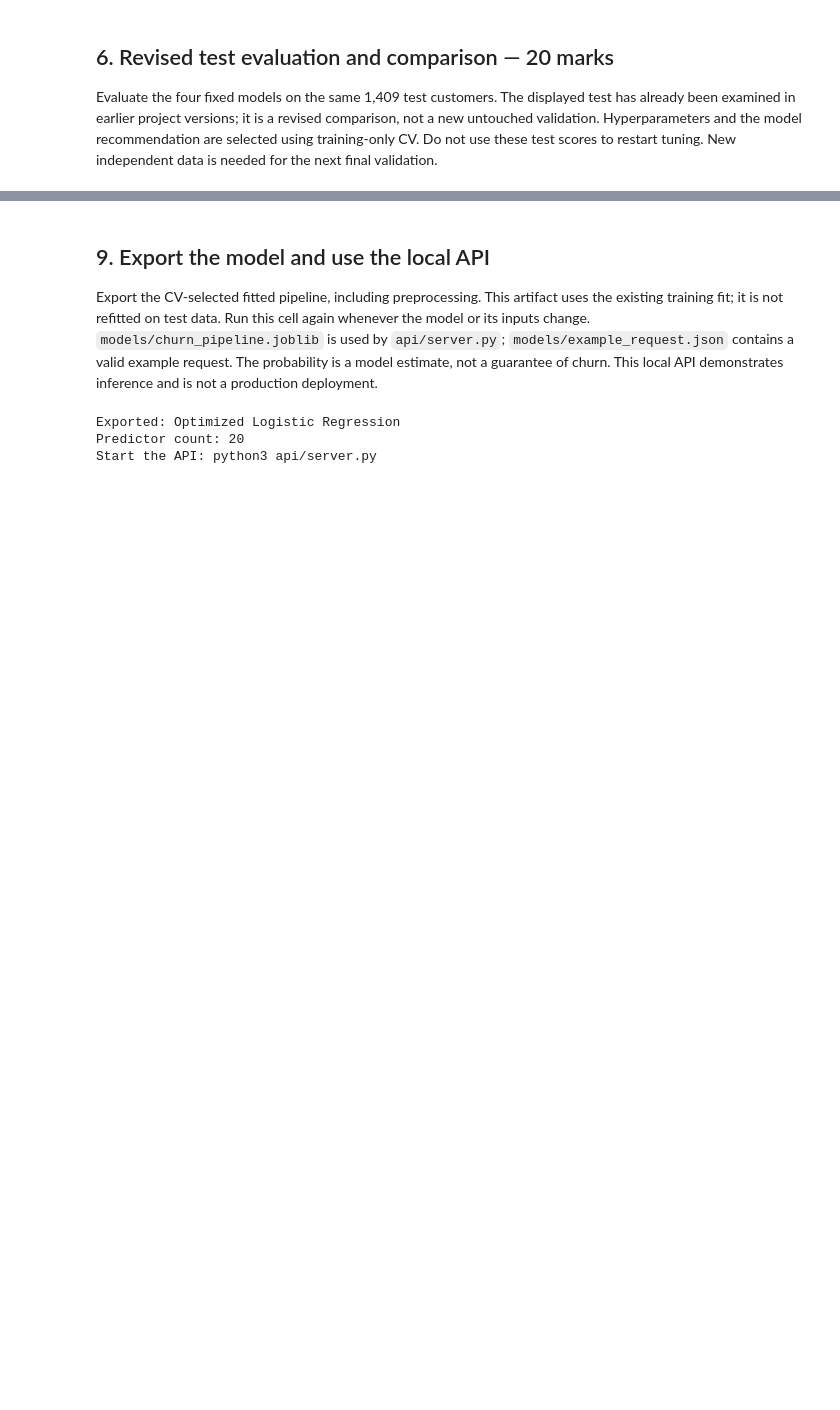
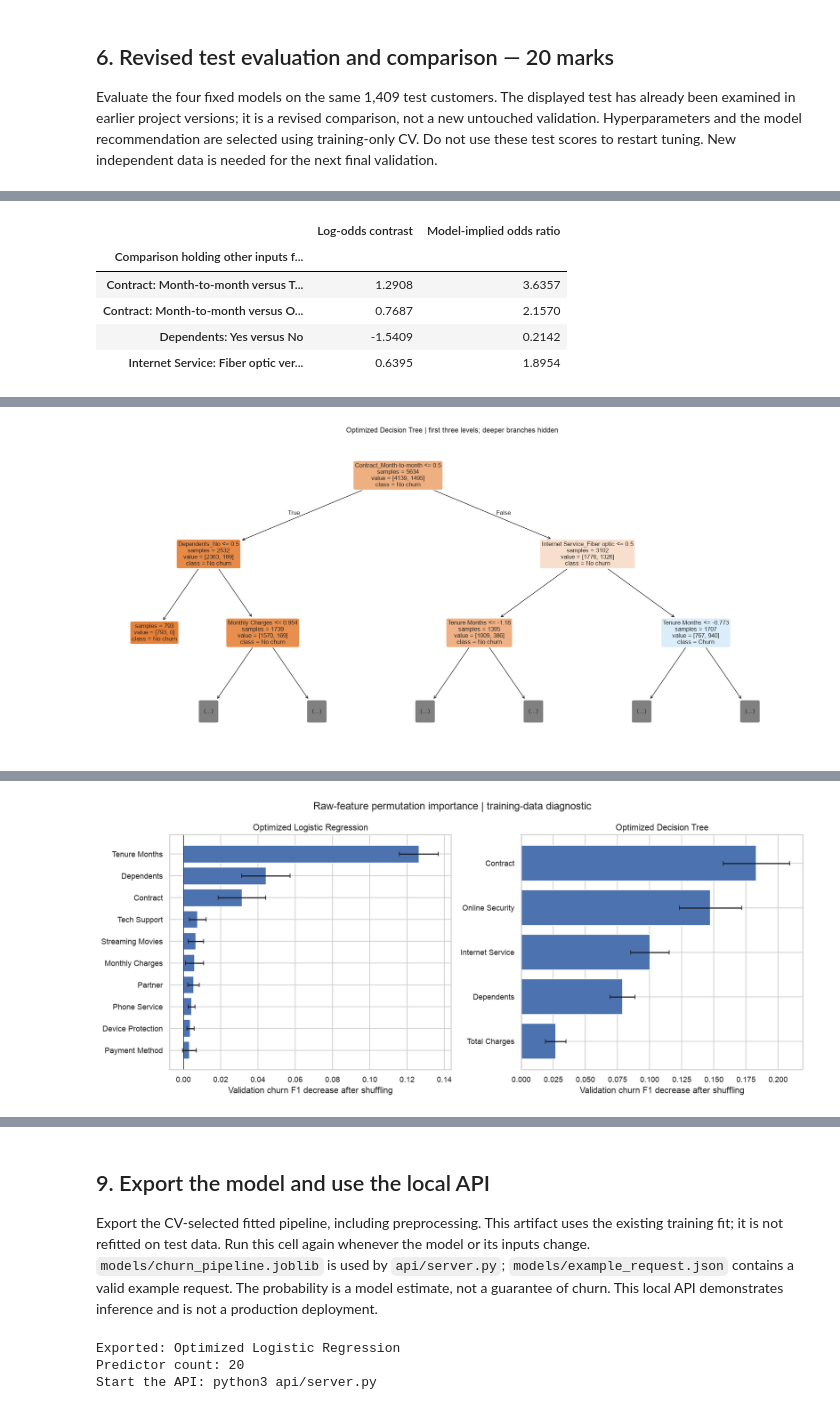
Before and after one commit to mehrthur-teste/end-to-end-supervised-machine-learning-project, a Jupyter notebook: Group4.ipynb, the cells around one changed output, grey strips where cells are left out. Drawn from its saved outputs; the diff is of its cells as text; code cells hidden in the pictures; blank space fills up the shorter version.

```diff
--- a/Group4.ipynb
+++ b/Group4.ipynb
@@ -772,0 +868,70 @@ Online references accessed November 5, 2026. Course Modules 2–5 supplied the t
+# %%
+from sklearn.base import clone
+from sklearn.inspection import permutation_importance
+
+linear_pipeline = models["Optimized Logistic Regression"]
+linear_features = linear_pipeline.named_steps["preprocessor"].get_feature_names_out()
+coefficients = pd.Series(linear_pipeline.named_steps["model"].coef_[0],
+                         index=linear_features, name="Coefficient")
+print("Largest absolute encoded coefficients; do not compare numeric and categorical magnitudes directly:")
+display(coefficients.loc[coefficients.abs().sort_values(ascending=False).head(15).index].to_frame().round(4))
+scaler = linear_pipeline.named_steps["preprocessor"].named_transformers_["numeric"].named_steps["scaler"]
+numeric_effects = pd.DataFrame({"Input": numeric_columns,
+    "Training scale (one SD)": scaler.scale_,
+    "Log-odds per SD": [coefficients[f"numeric__{c}"] for c in numeric_columns]})
+numeric_effects["Odds multiplier per SD"] = np.exp(numeric_effects["Log-odds per SD"])
+display(numeric_effects.set_index("Input").round(4))
+
+contrast_rows = []
+for field, a, b in [("Contract", "Month-to-month", "Two year"),
+                     ("Contract", "Month-to-month", "One year"),
+                     ("Dependents", "Yes", "No"),
+                     ("Internet Service", "Fiber optic", "DSL")]:
+    difference = coefficients[f"categorical__{field}_{a}"] - coefficients[f"categorical__{field}_{b}"]
+    contrast_rows.append({"Comparison holding other inputs fixed": f"{field}: {a} versus {b}",
+                          "Log-odds contrast": difference, "Model-implied odds ratio": np.exp(difference)})
+display(pd.DataFrame(contrast_rows).set_index("Comparison holding other inputs fixed").round(4))
+print("These conditional, regularized associations have no causal interpretation or coefficient uncertainty intervals.")
+
+tree_pipeline = models["Optimized Decision Tree"]
+tree_features = tree_pipeline.named_steps["preprocessor"].get_feature_names_out()
+importance = pd.Series(tree_pipeline.named_steps["model"].feature_importances_,
+                       index=tree_features, name="Impurity importance").sort_values(ascending=False)
+display(importance.head(15).to_frame().round(4))
+print("Fitted tree depth:", tree_pipeline.named_steps["model"].get_depth(),
+      "| leaves:", tree_pipeline.named_steps["model"].get_n_leaves())
+tree_display_names = [name.replace("categorical__", "").replace("numeric__", "") for name in tree_features]
+plt.figure(figsize=(17, 8))
+plot_tree(tree_pipeline.named_steps["model"], feature_names=tree_display_names,
+          class_names=["No churn", "Churn"], filled=True, max_depth=2,
+          fontsize=10, rounded=True, impurity=False)
+plt.title("Optimized Decision Tree | first three levels; deeper branches hidden")
+plt.tight_layout()
+plt.show()
+
+# Interpret on a held-out portion of the original training data, not the reused test.
+# Configurations were tuned on the full training set, so this is exploratory attribution.
+interpret_fit_X, interpret_valid_X, interpret_fit_y, interpret_valid_y = train_test_split(
+    X_train, y_train, test_size=.25, stratify=y_train, random_state=73)
+permutation_tables = {}
+fig, axes = plt.subplots(1, 2, figsize=(14, 6))
+for ax, name in zip(axes, ["Optimized Logistic Regression", "Optimized Decision Tree"]):
+    interpret_model = clone(models[name]).fit(interpret_fit_X, interpret_fit_y)
+    permutation = permutation_importance(interpret_model, interpret_valid_X, interpret_valid_y,
+        scoring="f1", n_repeats=8, random_state=RANDOM_STATE, n_jobs=1)
+    table = pd.DataFrame({"Mean F1 decrease": permutation.importances_mean,
+                          "Permutation SD": permutation.importances_std}, index=X_train.columns)
+    permutation_tables[name] = table.sort_values("Mean F1 decrease", ascending=False)
+    print(name, "| diagnostic validation F1:", round(f1_score(interpret_valid_y, interpret_model.predict(interpret_valid_X)), 4))
+    display(permutation_tables[name].round(4))
+    top = permutation_tables[name].query("`Mean F1 decrease` > 0").head(10).sort_values("Mean F1 decrease")
+    ax.barh(top.index, top["Mean F1 decrease"], xerr=top["Permutation SD"], capsize=3)
+    ax.axvline(0, color="black", linewidth=.7)
+    ax.set(title=name, xlabel="Validation churn F1 decrease after shuffling")
+fig.suptitle("Raw-feature permutation importance | training-data diagnostic")
+plt.tight_layout()
+plt.show()
+print("A raw column is shuffled before pipeline encoding, so all its one-hot levels are assessed together. "
+      "Error bars show permutation-repeat SD, not confidence intervals. Correlated inputs can substitute "
+      "for one another; shuffling can create unrealistic combinations. These are refitted diagnostic models.")
+# %% [output]
@@ -772,0 +965,6 @@ Online references accessed November 5, 2026. Course Modules 2–5 supplied the t
+|  | Log-odds contrast | Model-implied odds ratio |
+| Comparison holding other inputs f... |  |  |
+| Contract: Month-to-month versus T... | 1.2908 | 3.6357 |
+| Contract: Month-to-month versus O... | 0.7687 | 2.1570 |
+| Dependents: Yes versus No | -1.5409 | 0.2142 |
+| Internet Service: Fiber optic ver... | 0.6395 | 1.8954 |
@@ -772,0 +987 @@ Online references accessed November 5, 2026. Course Modules 2–5 supplied the t
+[figure, added]
@@ -772,0 +1022 @@ Online references accessed November 5, 2026. Course Modules 2–5 supplied the t
+[figure, added]
```
Also changed, not shown: parts of 24 cells of this notebook, 4 other files.
